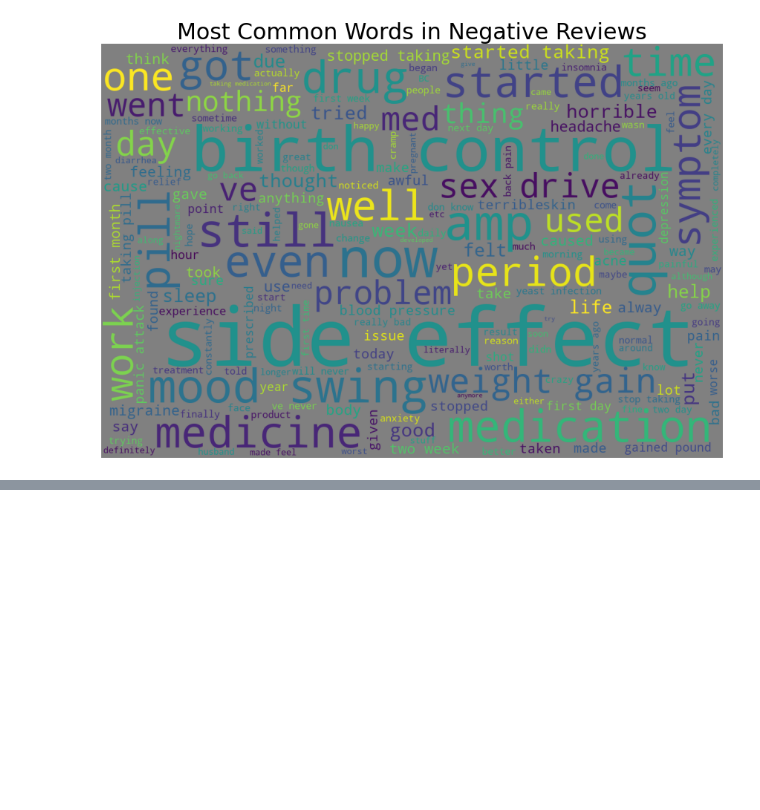
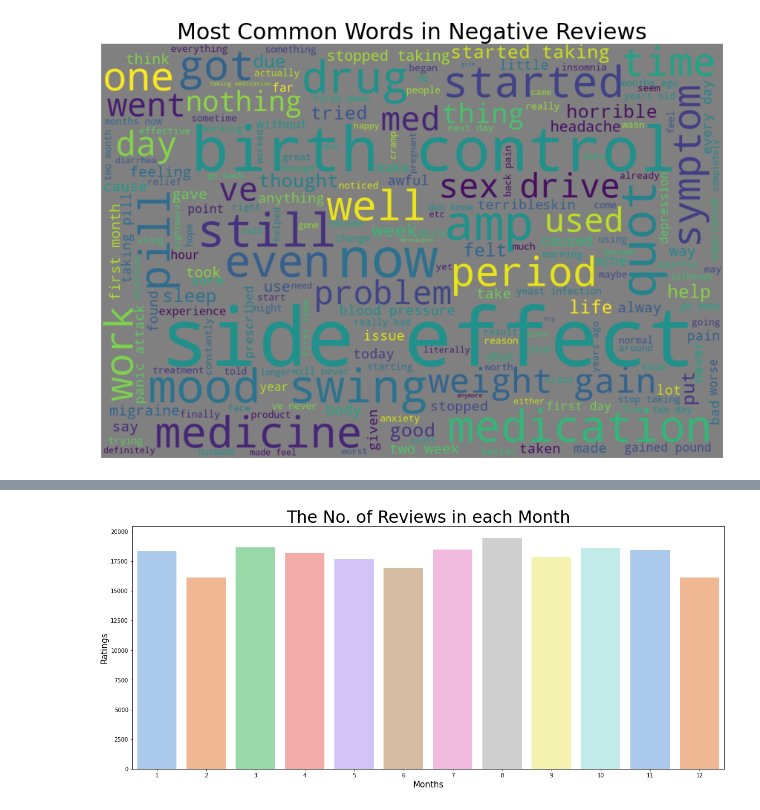
Before and after one commit to buriihenry/Drugs-Recommendation, a Jupyter notebook: Drugs_Recommendation.ipynb, the cells around one changed output, grey strips where cells are left out. Drawn from its saved outputs; the diff is of its cells as text; code cells hidden in the pictures; blank space fills up the shorter version.

```diff
--- a/Drugs_Recommendation.ipynb
+++ b/Drugs_Recommendation.ipynb
@@ -283,0 +327,11 @@ plt.show()
+# %%
+# looking at the no. of reviews in each of the months
+
+plt.rcParams['figure.figsize'] = (19, 8)
+sns.countplot(data['month'], palette ='pastel')
+plt.title('The No. of Reviews in each Month', fontsize = 30)
+plt.xlabel('Months', fontsize = 15)
+plt.ylabel('Ratings', fontsize = 15)
+plt.show()
+# %% [output]
+[figure, added]
```
Also changed, not shown: parts of 16 cells of this notebook.
